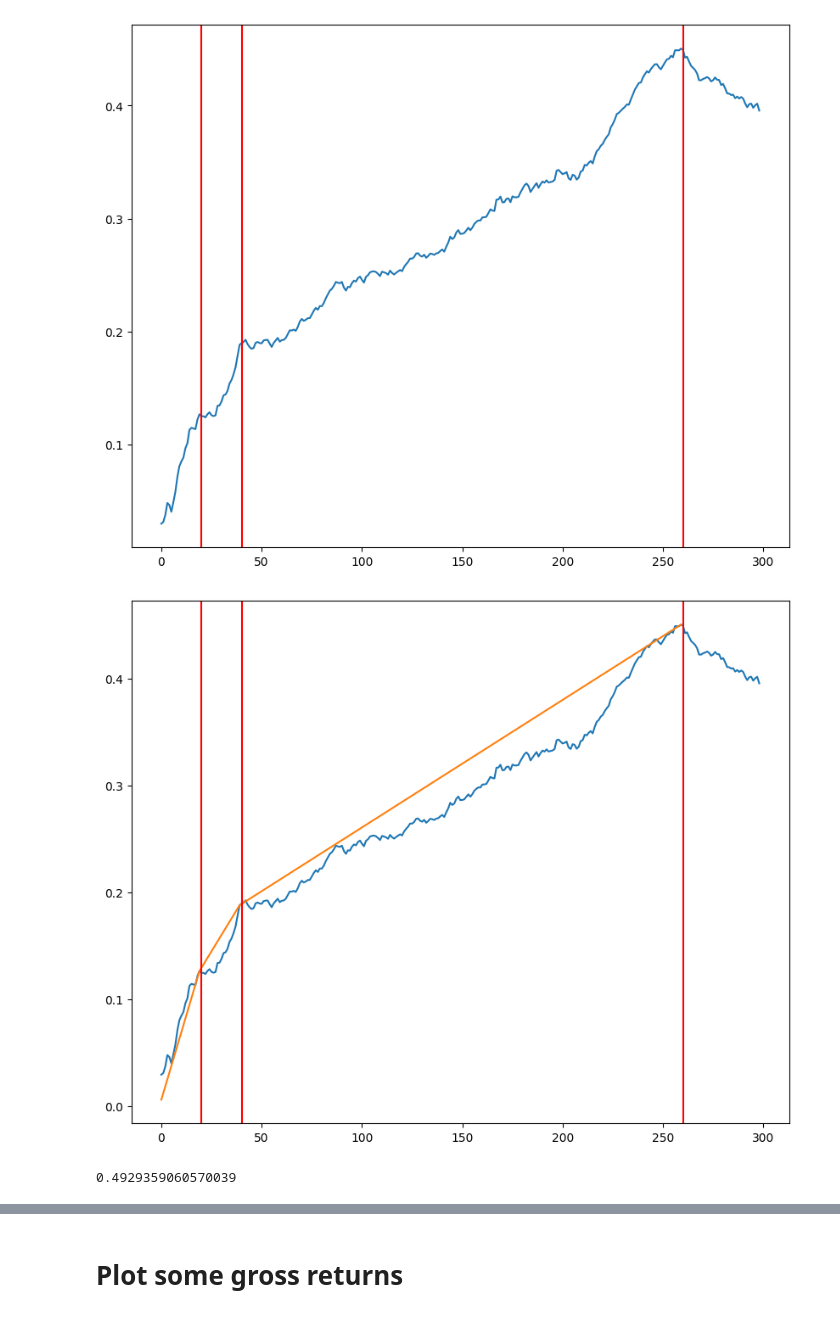
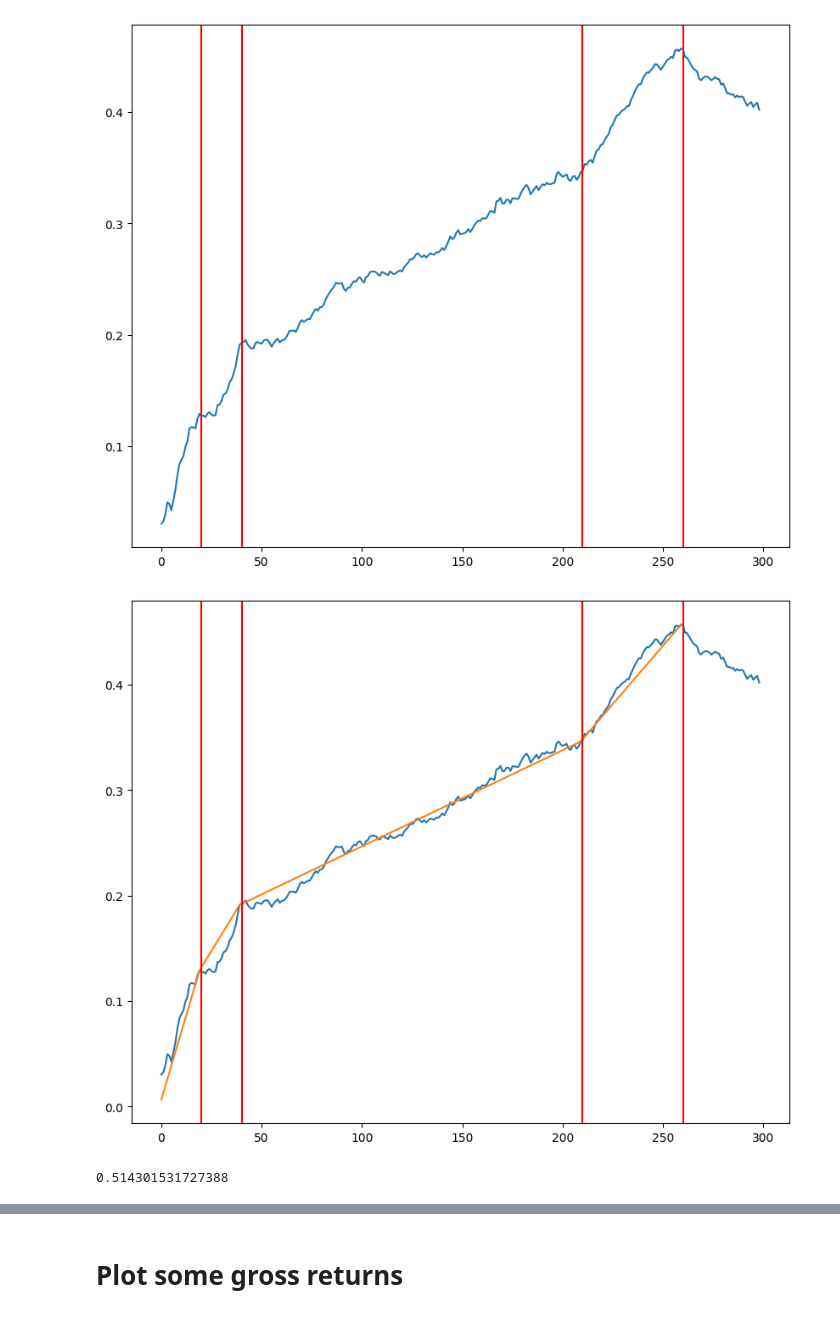
Before and after one commit to chiaolun/trend_following, a Jupyter notebook: acf.ipynb, the cells around one changed output, grey strips where cells are left out. Saved outputs shown, nothing was run; the diff lists cells and outputs as text; code cells hidden in the pictures.

```diff
--- a/acf.ipynb
+++ b/acf.ipynb
@@ -59,12 +59,12 @@ rets_z_wide = rets_z_wide.loc[:, ~shortlist.category.isin(["equities", "bonds"])
 # %%
 acf = pd.Series([(rets_z_wide * rets_z_wide.shift(n)).stack().mean() for n in trange(1, 300)])
 # %%
-breakpoints = [20, 40, 260]
+breakpoints = [20, 40, 210, 260]
 acf.cumsum().plot()
 for b in breakpoints:
     plt.axvline(b, color="red")
 # %% [output]
-[figure, old version]
+[figure, new version]
 # %%
 def acf_segment(i, j):
     return np.repeat(acf[i:j].mean(), j - i)
@@ -78,7 +78,7 @@ plt.plot(corr_vec[1:].cumsum())
 for b in breakpoints:
     plt.axvline(b, color="red")
 # %% [output]
-[figure, old version]
+[figure, new version]
 # %%
 beta = np.linalg.inv(corr_mat[:-1, :-1]) @ corr_mat[:-1, -1]
 # %%
@@ -87,7 +87,7 @@ epsilon = (corr_mat[-1, -1] - beta @ corr_mat[:-1, :-1] @ beta)**0.5
 # Gross Sharpe
 (beta @ corr_mat[:-1, :-1] @ beta)**0.5 * 250**0.5
 # %% [output]
-0.4929359060570039
+0.514301531727388
 # %%
 %%time
 draw = np.random.randn(10_000, corr_vec.shape[0]) @ chol_mat
```
Also changed, not shown: parts of 7 cells of this notebook.
